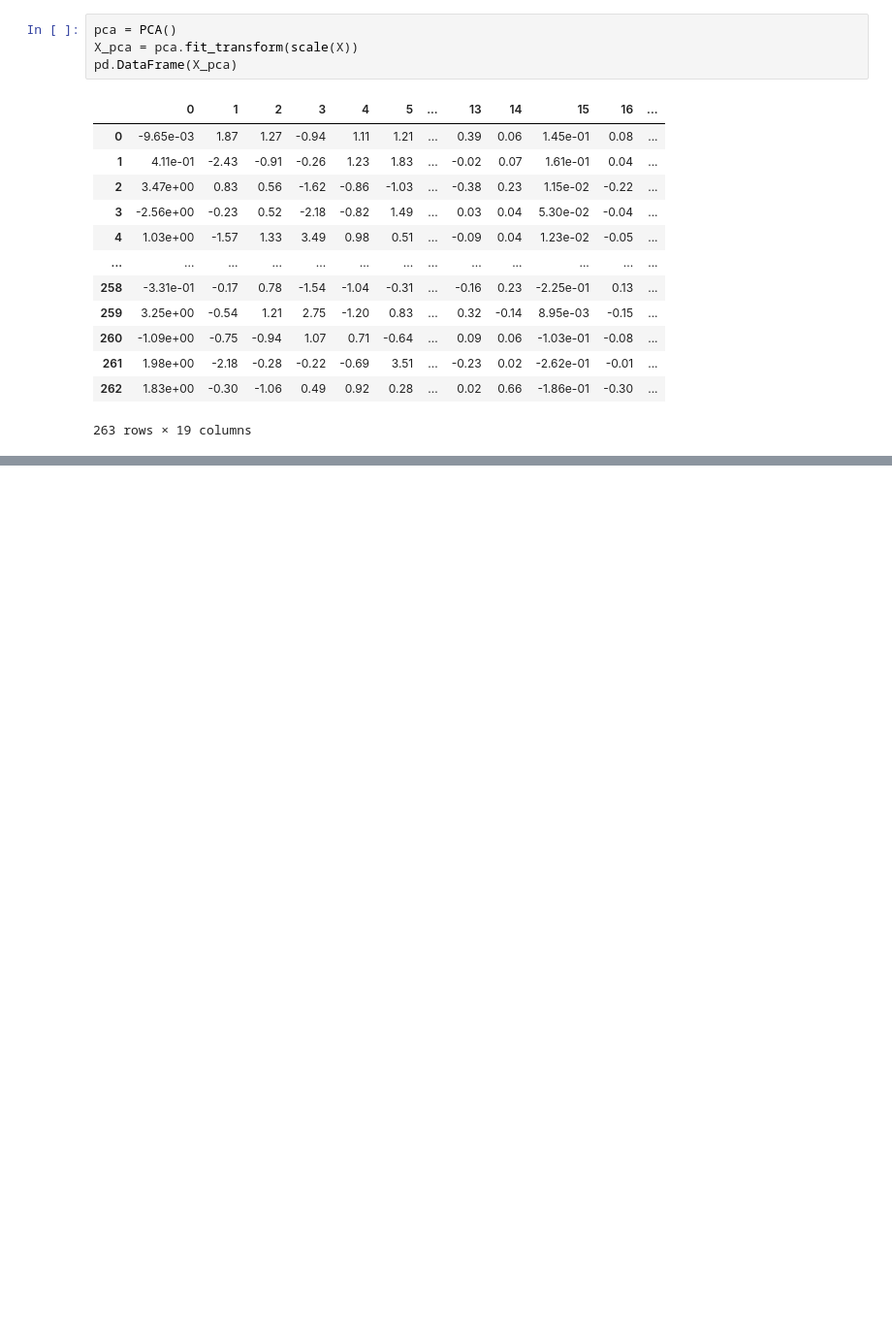
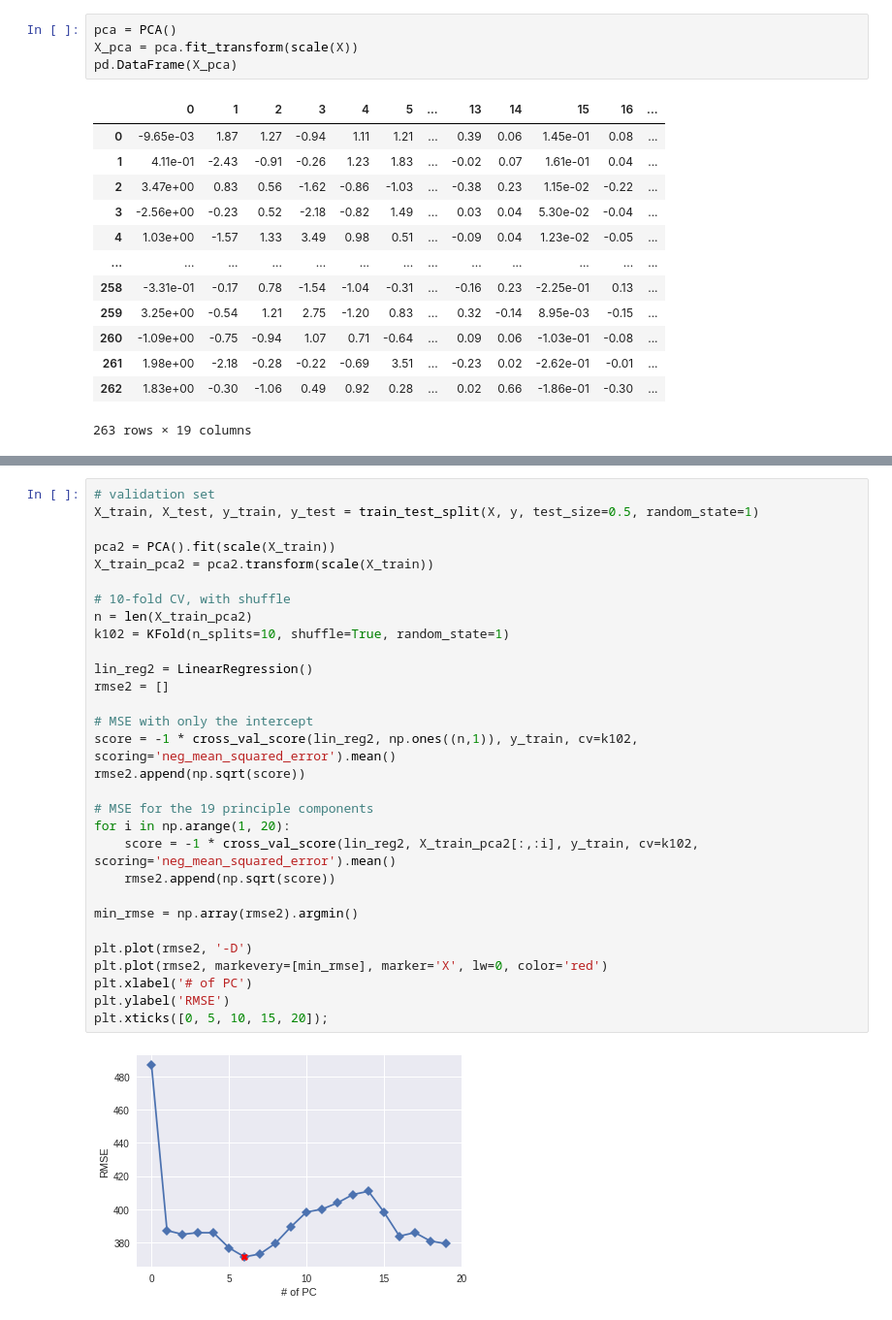
Before and after one commit to mjalalimanesh/Statistical-Learning-ISLR-Python, a Jupyter notebook: lab6.ipynb, the cells around one changed output, grey strips where cells are left out. Shown at 97% size. Drawn from its saved outputs; the diff is of its cells as text; blank space fills up the shorter version.

```diff
--- a/lab6.ipynb
+++ b/lab6.ipynb
@@ -518,0 +552,32 @@ pd.DataFrame(X_pca)
+# %%
+# validation set
+X_train, X_test, y_train, y_test = train_test_split(X, y, test_size=0.5, random_state=1)
+
+pca2 = PCA().fit(scale(X_train))
+X_train_pca2 = pca2.transform(scale(X_train))
+
+# 10-fold CV, with shuffle
+n = len(X_train_pca2)
+k102 = KFold(n_splits=10, shuffle=True, random_state=1)
+
+lin_reg2 = LinearRegression()
+rmse2 = []
+
+# MSE with only the intercept
+score = -1 * cross_val_score(lin_reg2, np.ones((n,1)), y_train, cv=k102, scoring='neg_mean_squared_error').mean()
+rmse2.append(np.sqrt(score))
+
+# MSE for the 19 principle components
+for i in np.arange(1, 20):
+    score = -1 * cross_val_score(lin_reg2, X_train_pca2[:,:i], y_train, cv=k102, scoring='neg_mean_squared_error').mean()
+    rmse2.append(np.sqrt(score))
+
+min_rmse = np.array(rmse2).argmin()
+
+plt.plot(rmse2, '-D')
+plt.plot(rmse2, markevery=[min_rmse], marker='X', lw=0, color='red')
+plt.xlabel('# of PC')
+plt.ylabel('RMSE')
+plt.xticks([0, 5, 10, 15, 20]);
+# %% [output]
+[figure, added]
```
Also changed, not shown: parts of 6 cells of this notebook.
